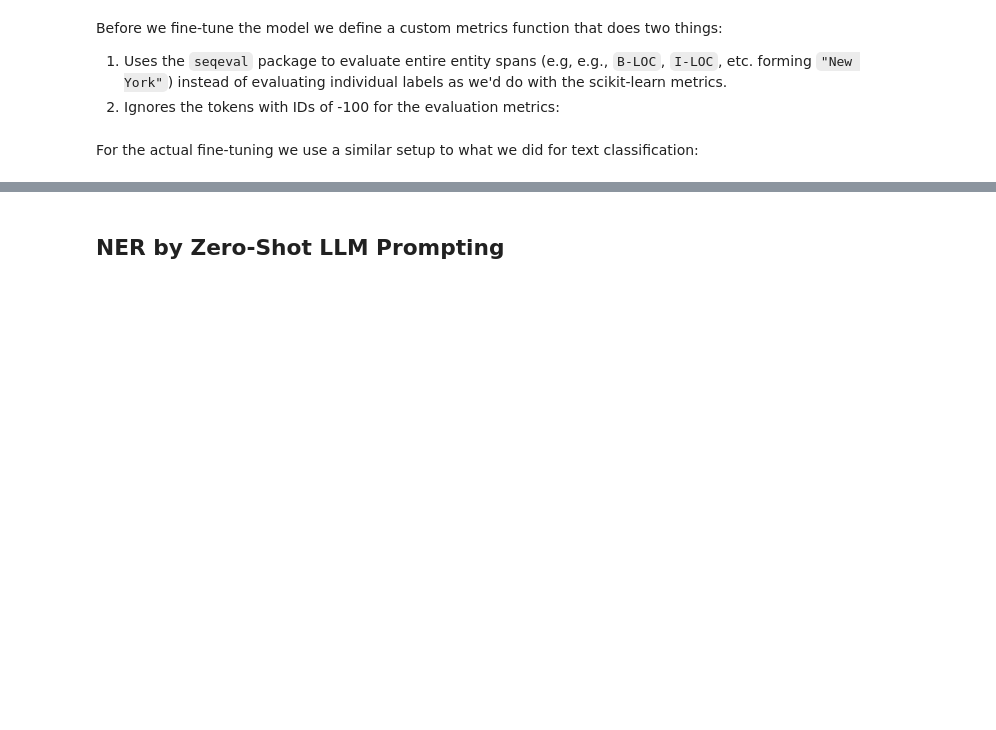
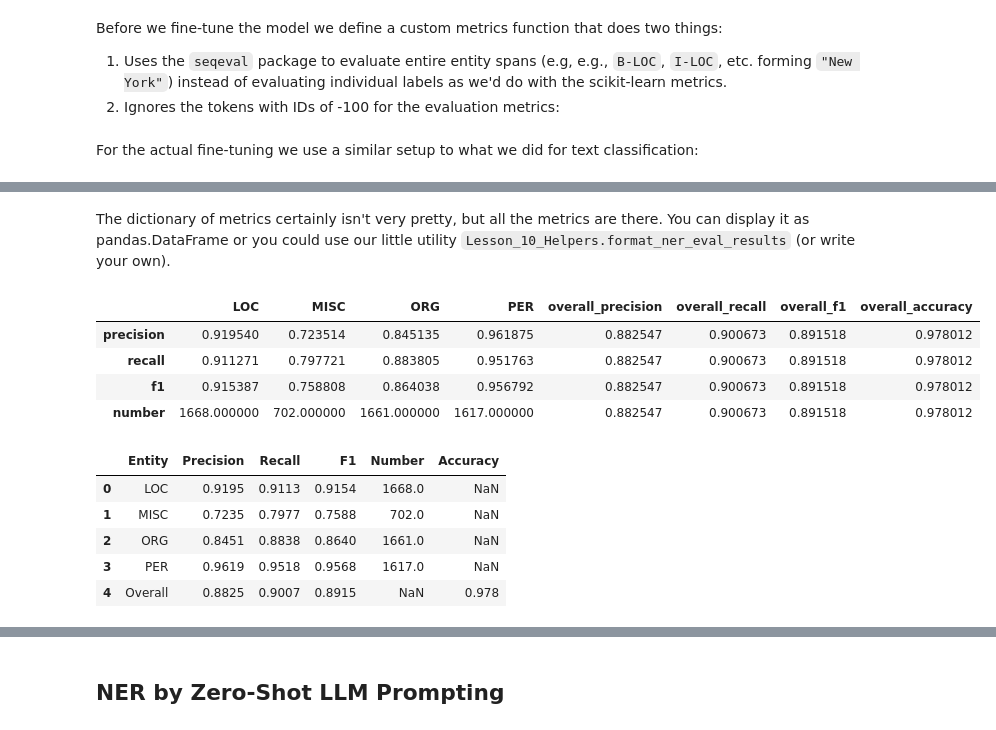
Before and after one commit to DataScienceUWL/DS776, a Jupyter notebook: Lessons/Lesson_10_Named_Entity_Recognition/L10_1_Finetuning_and_LLMs_for_NER.ipynb, the cells around one changed output, grey strips where cells are left out. Drawn from its saved outputs; the diff is of its cells as text; code cells hidden in the pictures; blank space fills up the shorter version.

```diff
--- a/Lessons/Lesson_10_Named_Entity_Recognition/L10_1_Finetuning_and_LLMs_for_NER.ipynb
+++ b/Lessons/Lesson_10_Named_Entity_Recognition/L10_1_Finetuning_and_LLMs_for_NER.ipynb
@@ -141,9 +160,8 @@ For our examples, well use the CoNLL2003 dataset.  It is one of the first widely
 
 Multiple versions of the dataset are available in Hugging Face.  We chose "tomaarsen/conll2003" because the NER tags are available in BIO format and because the list of possible labels is easy to extract.
 # %%
-
-# Load CoNLL2003 dataset (this is not the most well known version of teh dataset, but it is the one that is easiest to load with the datasets library)
-dataset = load_dataset("tomaarsen/conll2003")
+# Load CoNLL2003 dataset (using parquet version for compatibility with datasets 4.0+)
+dataset = load_dataset("tomaarsen/conll2003", revision="refs/convert/parquet")
 BIO_tags_list = dataset["train"].features["ner_tags"].feature.names
 print("Possible BIO tags", BIO_tags_list)
 
@@ -221,8 +246,9 @@ Now we want to fine-tune a BERT model so that it can provide similar tagging for
 Note that we make use of `AutoModelForTokenClassification` which adds a classification head to the backbone the same way we did for transfer learning applications in image classification.  The backbone uses pretrained weights while the classification head weights are randomly initialized and learned during fine-tuning.
 # %%
 # Load tokenizer and model
-tokenizer = AutoTokenizer.from_pretrained("distilbert-base-cased")
-model = AutoModelForTokenClassification.from_pretrained("distilbert-base-cased", num_labels=len(BIO_tags_list))
+model_name = "distilbert-base-cased"
+tokenizer = AutoTokenizer.from_pretrained(model_name)
+model = AutoModelForTokenClassification.from_pretrained(model_name, num_labels=len(BIO_tags_list))
 # %% [markdown]
 
 One of the main issues we'll need to deal with is to map the BIO tags to the tokens that are produced by tokenizer that comes with our selected BERT model.  That tokenizer will break some of our words into subwords.  For those subwords we'll introduce an ID of -100 that tells the model not to predict tags for those tokens.
@@ -444,5 +351,0 @@ Now we'll apply it to some example text we copied from the internet (about GPT-4
-# %%
-# Load the tokenizer and model from the final checkpoint
-final_checkpoint_path = MODELS_PATH / "distilbert-ner" / "checkpoint-2634"
-tokenizer = AutoTokenizer.from_pretrained(final_checkpoint_path)
-model = AutoModelForTokenClassification.from_pretrained(final_checkpoint_path)
@@ -480,0 +405,15 @@ That seems pretty amazing for entity recognition on text the model has never see
+# %%
+
+# Evaluate on test set using predict (compatible with pretend_train)
+predictions = trainer.predict(tokenized_datasets["test"])
+
+# Extract predictions and labels
+pred_logits = predictions.predictions
+pred_labels = np.argmax(pred_logits, axis=2)
+true_labels = predictions.label_ids
+
+# Compute metrics using the same compute_metrics function
+results_BERT = compute_metrics((pred_logits, true_labels))
+
+print("\nTest set evaluation results:")
+print(results_BERT)
@@ -480,0 +429,20 @@ That seems pretty amazing for entity recognition on text the model has never see
+# %% [markdown]
+The dictionary of metrics certainly isn't very pretty, but all the metrics are there.  You can display it as pandas.DataFrame or you could use our little utility `Lesson_10_Helpers.format_ner_eval_results` (or write your own).
+# %%
+# pd.DataFrame converts nested dict to a flat table for easier viewing
+display(pd.DataFrame(results_BERT))
+
+# or make it prettier with our helper function
+display(format_ner_eval_results(results_BERT))
+# %% [output]
+|  | LOC | MISC | ORG | PER | overall_precision | overall_recall | overall_f1 | overall_accuracy |
+| precision | 0.919540 | 0.723514 | 0.845135 | 0.961875 | 0.882547 | 0.900673 | 0.891518 | 0.978012 |
+| recall | 0.911271 | 0.797721 | 0.883805 | 0.951763 | 0.882547 | 0.900673 | 0.891518 | 0.978012 |
+| f1 | 0.915387 | 0.758808 | 0.864038 | 0.956792 | 0.882547 | 0.900673 | 0.891518 | 0.978012 |
+| number | 1668.000000 | 702.000000 | 1661.000000 | 1617.000000 | 0.882547 | 0.900673 | 0.891518 | 0.978012 |
+|  | Entity | Precision | Recall | F1 | Number | Accuracy |
+| 0 | LOC | 0.9195 | 0.9113 | 0.9154 | 1668.0 | NaN |
+| 1 | MISC | 0.7235 | 0.7977 | 0.7588 | 702.0 | NaN |
+| 2 | ORG | 0.8451 | 0.8838 | 0.8640 | 1661.0 | NaN |
+| 3 | PER | 0.9619 | 0.9518 | 0.9568 | 1617.0 | NaN |
+| 4 | Overall | 0.8825 | 0.9007 | 0.8915 | NaN | 0.978 |
```
Also changed, not shown: parts of 73 cells of this notebook, 4 other files.
